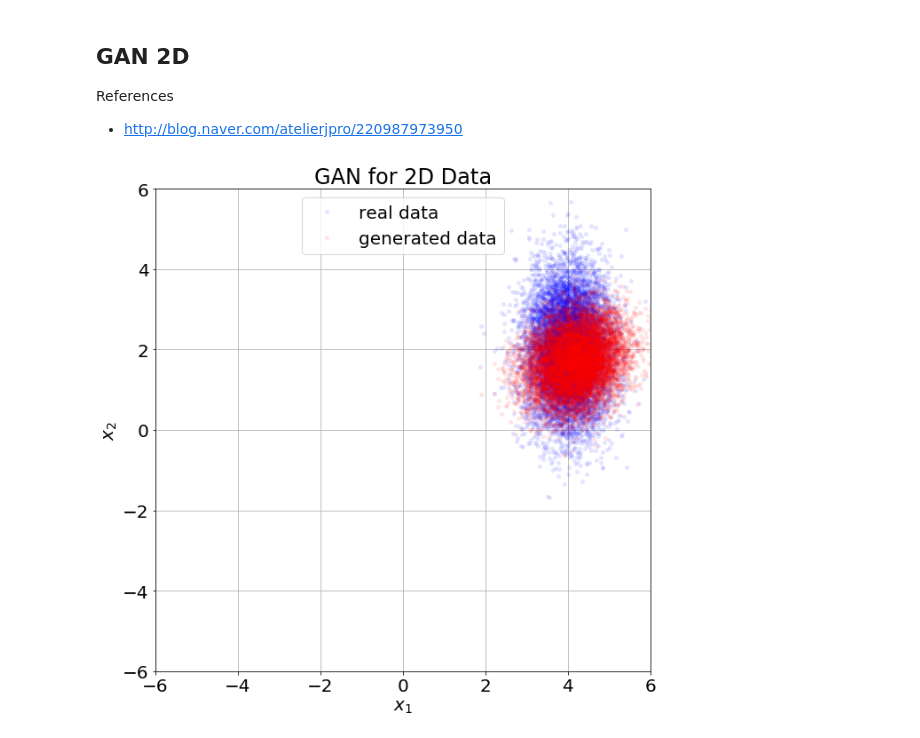
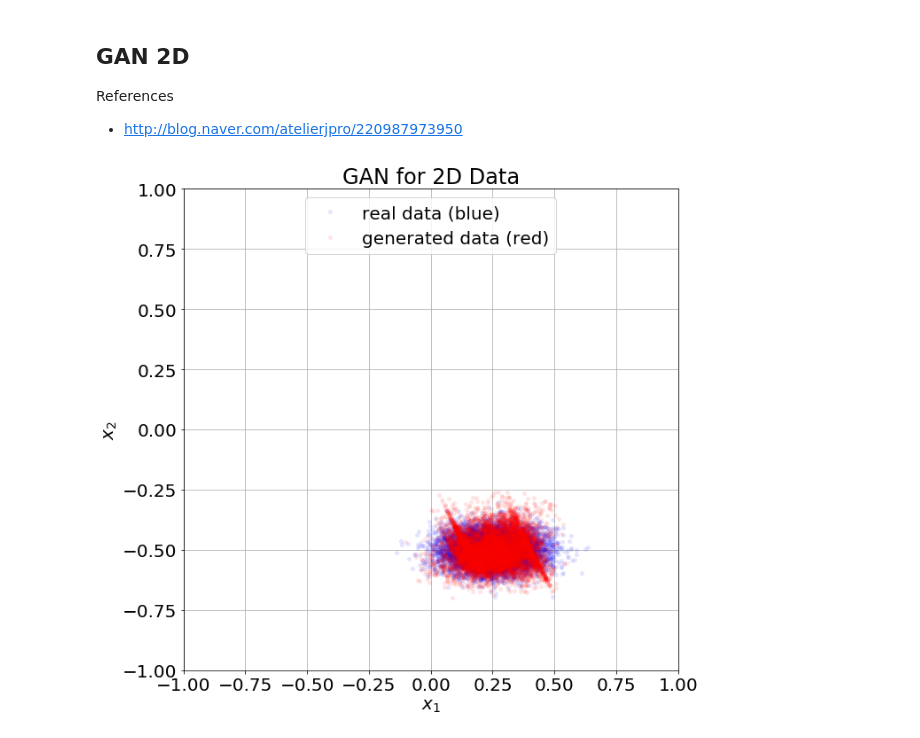
Before and after one commit to ryuseonghan/DL-Study, a Jupyter notebook: gan2d.ipynb, the cells around one changed output. Cells and saved outputs as stored; diff of their text form; code cells hidden in the pictures.

```diff
--- a/gan2d.ipynb
+++ b/gan2d.ipynb
@@ -16,6 +16,6 @@ import os
 os.environ['CUDA_VISIBLE_DEVICES'] = ''
 # %%
 NUM_DATA = 10 ** 4
-x_real = np.column_stack((np.random.normal(4, 0.5, size=NUM_DATA), np.random.normal(2, 1.0, size=NUM_DATA)))
+x_real = np.column_stack((np.random.normal(0.25, 0.10, size=NUM_DATA), np.random.normal(-0.5, 0.05, size=NUM_DATA)))
 # %%
 class GAN:
@@ -80,10 +87,10 @@ def plot_data(x_real, x_fake, path=None):
     f, ax = plt.subplots(figsize=(10, 10))
     plt.xlabel('$x_1$')
     plt.ylabel('$x_2$')
-    plt.plot(x_real[:,0], x_real[:,1], 'bo', markersize=5, markeredgewidth=0.0, alpha=0.1, label='real data')
-    plt.plot(x_fake[:,0], x_fake[:,1], 'ro', markersize=5, markeredgewidth=0.0, alpha=0.1, label='generated data')
+    plt.plot(x_real[:,0], x_real[:,1], 'bo', markersize=5, markeredgewidth=0.0, alpha=0.1, label='real data (blue)')
+    plt.plot(x_fake[:,0], x_fake[:,1], 'ro', markersize=5, markeredgewidth=0.0, alpha=0.1, label='generated data (red)')
     plt.title(r'GAN for 2D Data')
-    plt.axis([-6, 6, -6, 6])
+    plt.axis([-1, 1, -1, 1])
     plt.grid(True)
     legend = ax.legend(loc='upper center')
     path == None and plt.show() or plt.savefig(path, bbox_inches='tight')
@@ -91,27 +98,33 @@ def plot_data(x_real, x_fake, path=None):
 # %%
 tf.reset_default_graph()
 
 with tf.Session() as sess:
-    gan = GAN(dim_z=2*8, dim_x=2)
-
+    gan = GAN(dim_z=2**5, dim_h1=2**4, dim_h2=2**3, dim_x=2)
     sess.run(tf.global_variables_initializer())
     sess.run(tf.local_variables_initializer())
 
+    fixed_noise = gan.generate_noise(NUM_DATA)
+
     # Train both D and G
-    MB_SIZE = 1
+    BATCH_SIZE = 2 ** 6
     NUM_ITER = 100001
     num_img = 1
     for iter in xrange(NUM_ITER):
-        x_mb = x_real[[random.randint(a=0, b=x_real.shape[0]-1) for _ in range(MB_SIZE)]]
-        lr = 0.01 * (1 - float(iter) / NUM_ITER)
-        gan.train(sess, x_mb, lr)
+        x_batch = x_real[[random.randint(a=0, b=x_real.shape[0]-1) for _ in range(BATCH_SIZE)]]
+        lr = 0.0001 * (1 - float(iter) / NUM_ITER)
+        gan.train(sess, x_batch, lr, train_D_only=True)
+        if iter % 5 == 0:
+            gan.train(sess, x_batch, lr)
 
-#         if iter % 1000 == 0:
-#             x_fake = gan.generate_data(sess, NUM_DATA)
-#             plot_data(x_real, x_fake, 'plot_gan2d_circle/%d.png'%num_img)
-#             num_img += 1
+        # Animation
+        if iter % 100 == 0:
+            x_fake = gan.generate_data(sess, fixed_noise)
+            plot_data(x_real, x_fake, 'plot_gan2d_circle/%d.png'%num_img)
+            num_img += 1
+
+        # Last generation
         if iter == (NUM_ITER-1):
-            x_fake = gan.generate_data(sess, NUM_DATA)
+            x_fake = gan.generate_data(sess, fixed_noise)
             plot_data(x_real, x_fake)
 # %% [output]
-[figure, old version]
+[figure, new version]
```
Also changed, not shown: parts of 1 cell of this notebook.
